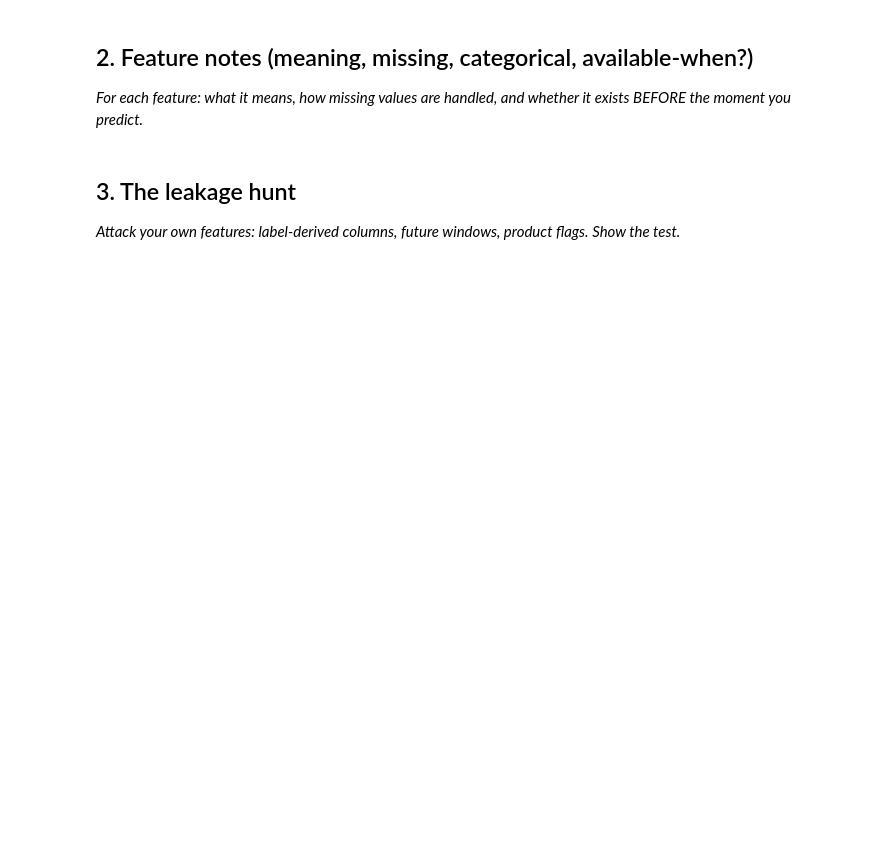
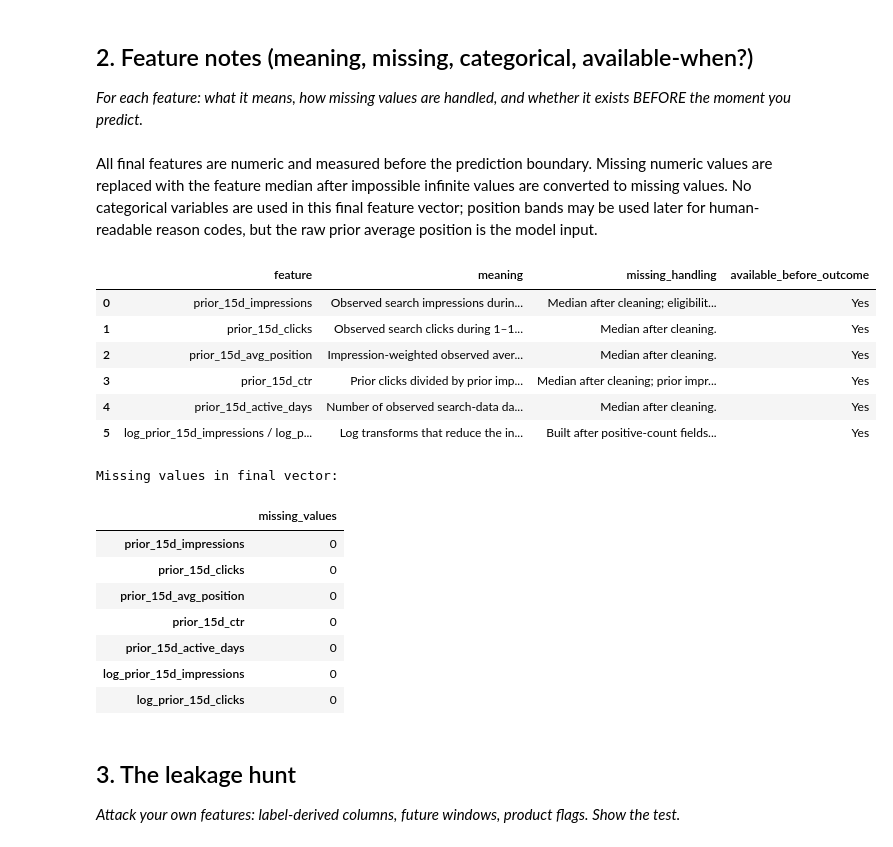
Before and after one commit to Ezgicode/FlyRAnk-AI, a Jupyter notebook: work/notebooks/w03_feature_leakage_check.ipynb, the cells around one changed output. Cells and saved outputs as stored; diff of their text form; code cells hidden in the pictures; blank space fills up the shorter version.

```diff
--- a/work/notebooks/w03_feature_leakage_check.ipynb
+++ b/work/notebooks/w03_feature_leakage_check.ipynb
@@ -23,3 +136,71 @@ This skeleton is yours to fill. Work the sections **in order** — each one has
+# %% [markdown]
+All final features are numeric and measured before the prediction boundary. Missing numeric values are replaced with the feature median after impossible infinite values are converted to missing values. No categorical variables are used in this final feature vector; position bands may be used later for human-readable reason codes, but the raw prior average position is the model input.
+# %%
+feature_notes = pd.DataFrame(
+    [
+        {
+            "feature": "prior_15d_impressions",
+            "meaning": "Observed search impressions during 1–15 March 2026.",
+            "missing_handling": "Median after cleaning; eligibility requires at least 100 impressions.",
+            "available_before_outcome": "Yes",
+        },
+        {
+            "feature": "prior_15d_clicks",
+            "meaning": "Observed search clicks during 1–15 March 2026.",
+            "missing_handling": "Median after cleaning.",
+            "available_before_outcome": "Yes",
+        },
+        {
+            "feature": "prior_15d_avg_position",
+            "meaning": "Impression-weighted observed average search position during 1–15 March.",
+            "missing_handling": "Median after cleaning.",
+            "available_before_outcome": "Yes",
+        },
+        {
+            "feature": "prior_15d_ctr",
+            "meaning": "Prior clicks divided by prior impressions.",
+            "missing_handling": "Median after cleaning; prior impressions are at least 100.",
+            "available_before_outcome": "Yes",
+        },
+        {
+            "feature": "prior_15d_active_days",
+            "meaning": "Number of observed search-data days in the prior window.",
+            "missing_handling": "Median after cleaning.",
+            "available_before_outcome": "Yes",
+        },
+        {
+            "feature": "log_prior_15d_impressions / log_prior_15d_clicks",
+            "meaning": "Log transforms that reduce the influence of heavy-tailed volume fields.",
+            "missing_handling": "Built after positive-count fields; cleaned numeric median fill.",
+            "available_before_outcome": "Yes",
+        },
+    ]
+)
+
+display(feature_notes)
+
+print("Missing values in final vector:")
+display(X.isna().sum().to_frame("missing_values"))
+
+assert X.isna().sum().sum() == 0
+assert not {"client_hash_id", "content_hash_id"}.intersection(X.columns)
+# %% [output]
+|  | feature | meaning | missing_handling | available_before_outcome |
+| 0 | prior_15d_impressions | Observed search impressions durin... | Median after cleaning; eligibilit... | Yes |
+| 1 | prior_15d_clicks | Observed search clicks during 1–1... | Median after cleaning. | Yes |
+| 2 | prior_15d_avg_position | Impression-weighted observed aver... | Median after cleaning. | Yes |
+| 3 | prior_15d_ctr | Prior clicks divided by prior imp... | Median after cleaning; prior impr... | Yes |
+| 4 | prior_15d_active_days | Number of observed search-data da... | Median after cleaning. | Yes |
+| 5 | log_prior_15d_impressions / log_p... | Log transforms that reduce the in... | Built after positive-count fields... | Yes |
+Missing values in final vector:
+|  | missing_values |
+| prior_15d_impressions | 0 |
+| prior_15d_clicks | 0 |
+| prior_15d_avg_position | 0 |
+| prior_15d_ctr | 0 |
+| prior_15d_active_days | 0 |
+| log_prior_15d_impressions | 0 |
+| log_prior_15d_clicks | 0 |
 # %% [markdown]
 ## 3. The leakage hunt
 
```
Also changed, not shown: parts of 12 cells of this notebook.
